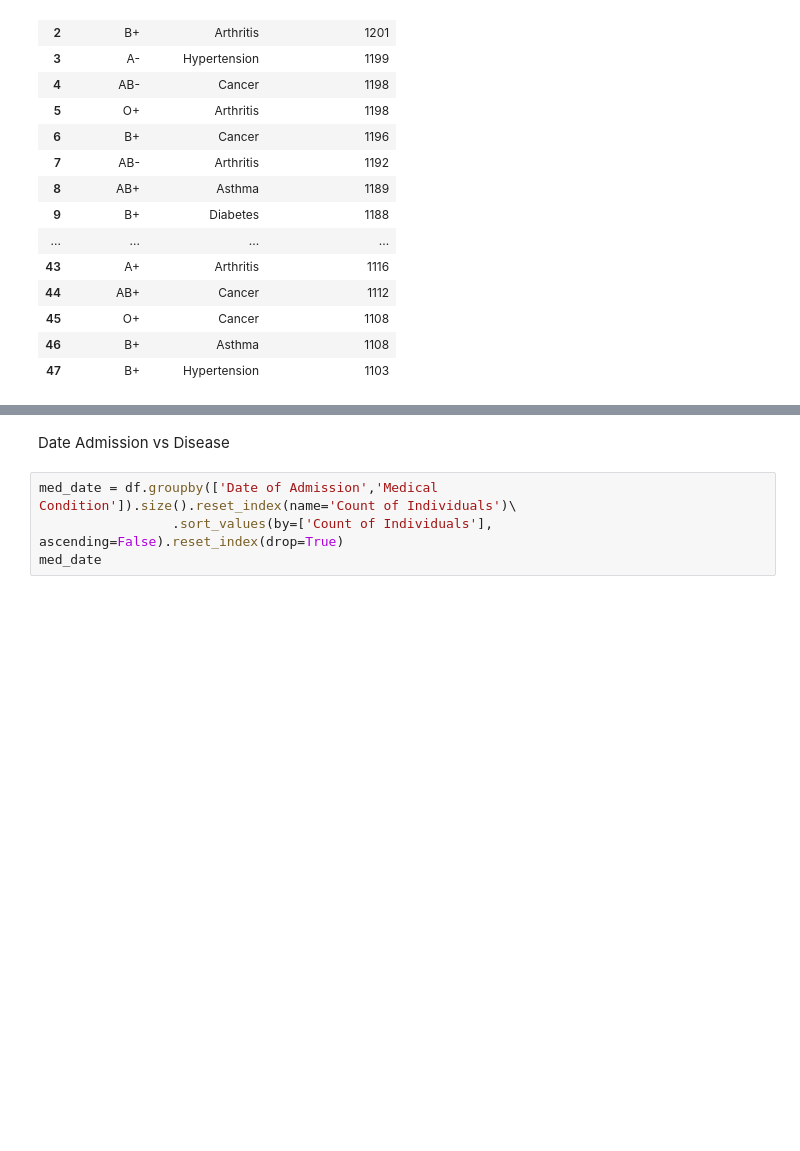
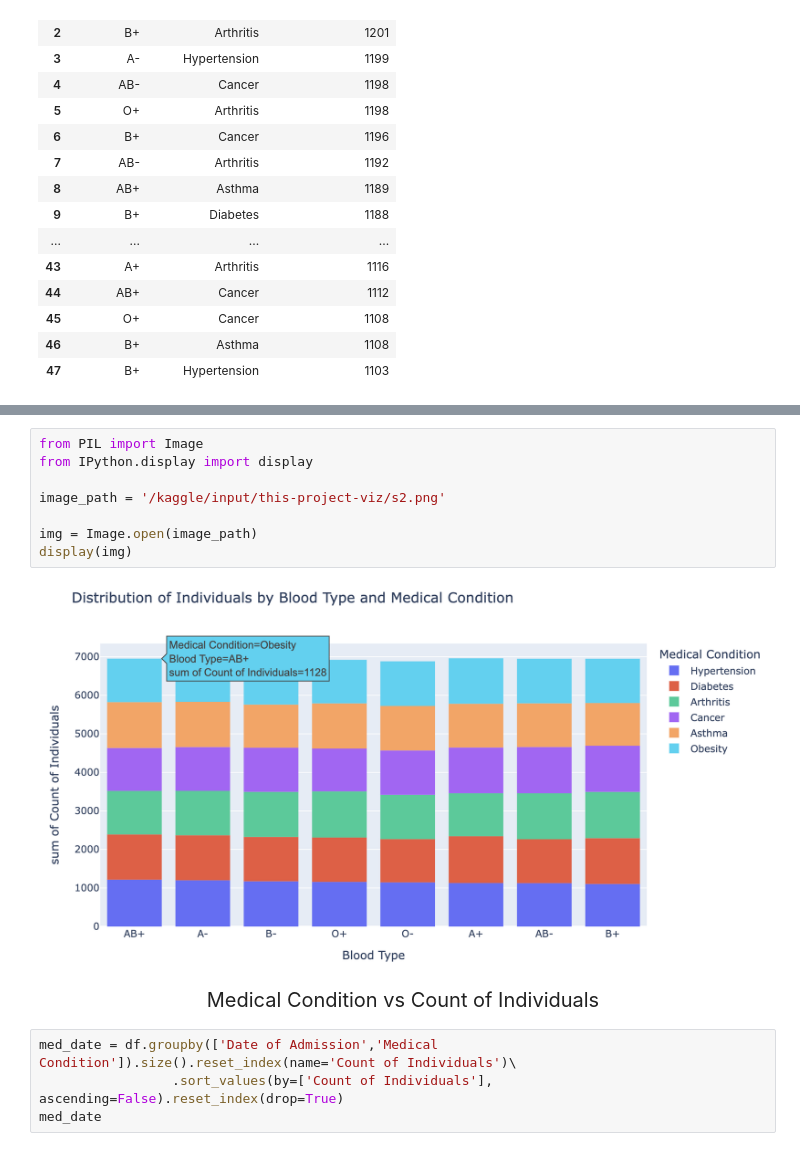
Before and after one commit to 1adityakadam/healthcare-eda, a Jupyter notebook: healthcare-eda.ipynb, the cells around one changed output, grey strips where cells are left out. Cells and saved outputs as stored; diff of their text form; blank space fills up the shorter version.

```diff
--- a/healthcare-eda.ipynb
+++ b/healthcare-eda.ipynb
@@ -181,8 +198,20 @@ blood_med_cond_plot = px.histogram(blood_med_cond,x='Blood Type',y='Count of Ind
 blood_med_cond_plot.show()
 # %% [output]
 [interactive output not drawn]
-# %% [markdown]
-Date Admission vs Disease
+# %%
+from PIL import Image
+from IPython.display import display
+
+image_path = '/kaggle/input/this-project-viz/s2.png'
+
+img = Image.open(image_path)
+display(img)
+# %% [output]
+[figure, added]
+# %% [markdown]
+<div style=' text-align:center;font-size:20px'>
+   Medical Condition vs Count of Individuals
+</div>
 # %%
 med_date = df.groupby(['Date of Admission','Medical Condition']).size().reset_index(name='Count of Individuals')\
                  .sort_values(by=['Count of Individuals'], ascending=False).reset_index(drop=True)
```
Also changed, not shown: parts of 14 cells of this notebook.
